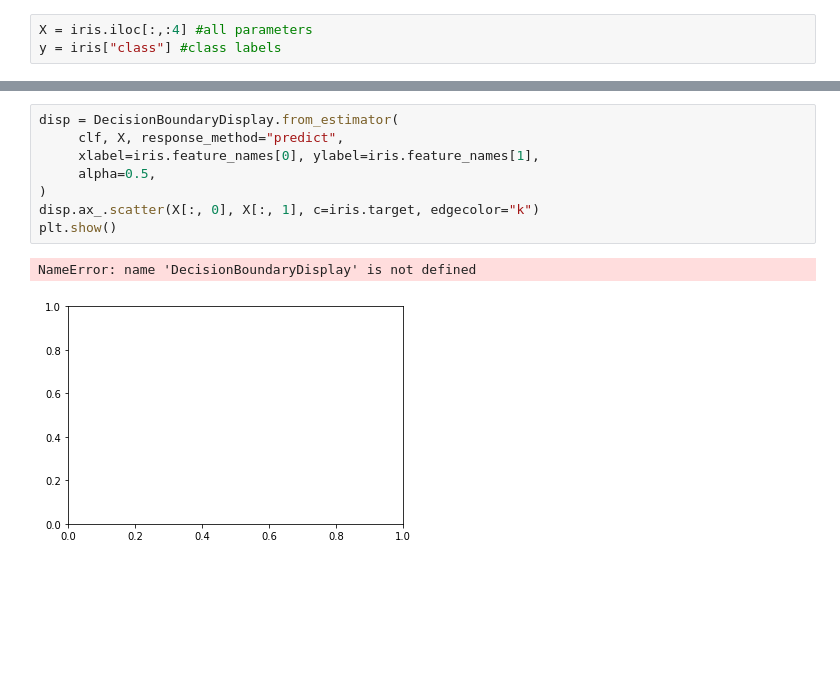
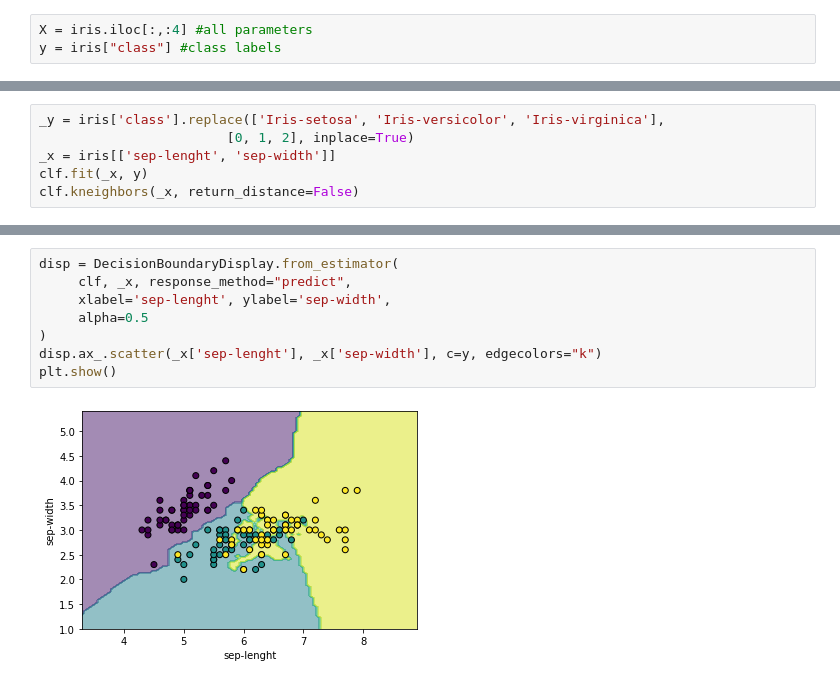
Before and after one commit to flaviol-souza/intro-ia, a Jupyter notebook: aula_4_knn.ipynb, the cells around one changed output, grey strips where cells are left out. Drawn from its saved outputs; the diff is of its cells as text; blank space fills up the shorter version.

```diff
--- a/aula_4_knn.ipynb
+++ b/aula_4_knn.ipynb
@@ -56,0 +86,6 @@ array([[  0,  17,   4],
+# %%
+_y = iris['class'].replace(['Iris-setosa', 'Iris-versicolor', 'Iris-virginica'],
+                        [0, 1, 2], inplace=True)
+_x = iris[['sep-lenght', 'sep-width']]
+clf.fit(_x, y)
+clf.kneighbors(_x, return_distance=False)
@@ -57,11 +110,10 @@ array([[  0,  17,   4],
 # %%
 disp = DecisionBoundaryDisplay.from_estimator(
-     clf, X, response_method="predict",
-     xlabel=iris.feature_names[0], ylabel=iris.feature_names[1],
-     alpha=0.5,
+     clf, _x, response_method="predict",
+     xlabel='sep-lenght', ylabel='sep-width',
+     alpha=0.5
 )
-disp.ax_.scatter(X[:, 0], X[:, 1], c=iris.target, edgecolor="k")
+disp.ax_.scatter(_x['sep-lenght'], _x['sep-width'], c=y, edgecolors="k")
 plt.show()
 # %% [output]
-NameError: name 'DecisionBoundaryDisplay' is not defined
-[figure, old version]
+[figure, new version]
```
Also changed, not shown: parts of 12 cells of this notebook, 1 other file.
